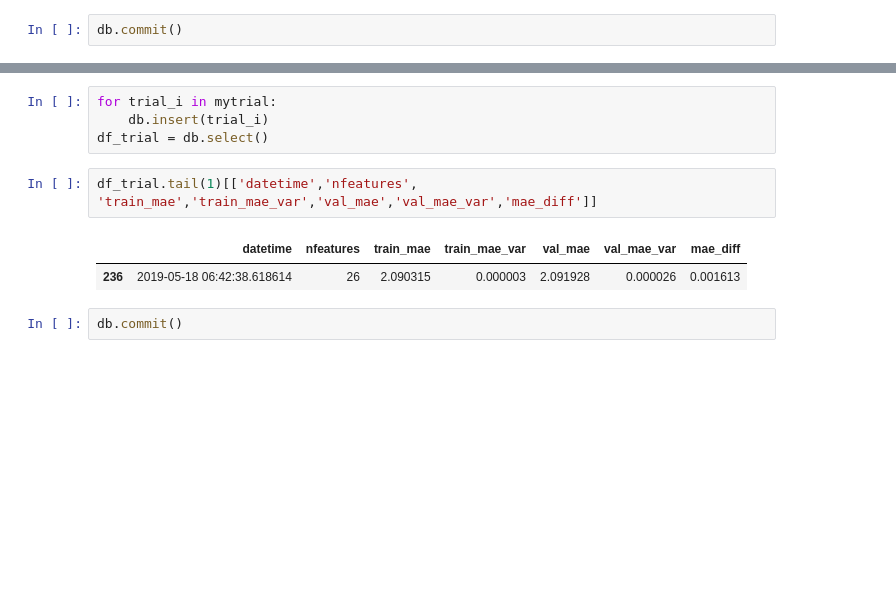
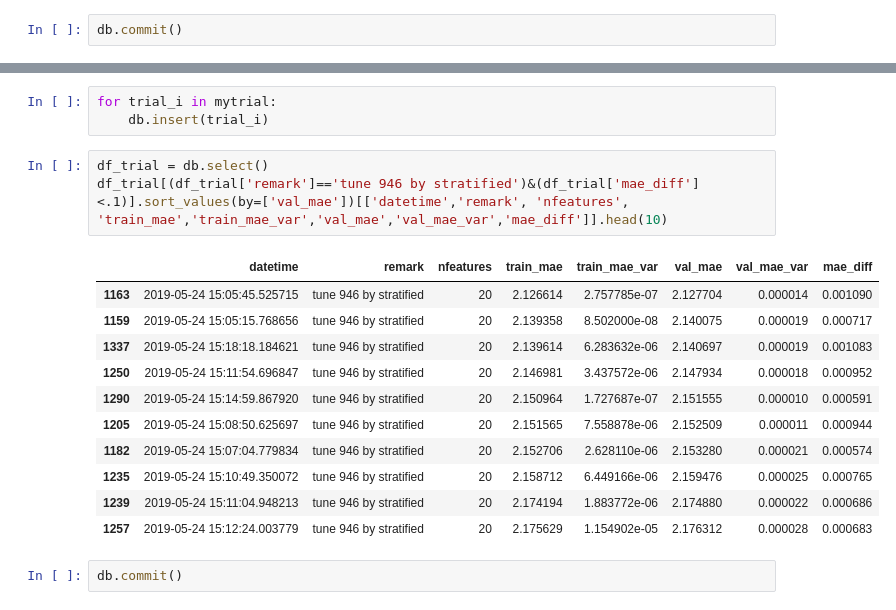
Before and after one commit to arhow/LANLEarthquakePrediction2019, a Jupyter notebook: extratrees3.ipynb, the cells around one changed output, grey strips where cells are left out. Saved outputs shown, nothing was run; the diff lists cells and outputs as text; blank space fills up the shorter version.

```diff
--- a/extratrees3.ipynb
+++ b/extratrees3.ipynb
@@ -211,11 +339,20 @@ df_his,  df_feature_importances, df_valid_pred, df_test_pred =  EP.process(df_tr
 # %%
 for trial_i in mytrial:
     db.insert(trial_i)
-df_trial = db.select()
 # %%
-df_trial.tail(1)[['datetime','nfeatures', 'train_mae','train_mae_var','val_mae','val_mae_var','mae_diff']]
+df_trial = db.select()
+df_trial[(df_trial['remark']=='tune 946 by stratified')&(df_trial['mae_diff']<.1)].sort_values(by=['val_mae'])[['datetime','remark', 'nfeatures', 'train_mae','train_mae_var','val_mae','val_mae_var','mae_diff']].head(10)
 # %% [output]
-|  | datetime | nfeatures | train_mae | train_mae_var | val_mae | val_mae_var | mae_diff |
-| 236 | 2019-05-18 06:42:38.618614 | 26 | 2.090315 | 0.000003 | 2.091928 | 0.000026 | 0.001613 |
+|  | datetime | remark | nfeatures | train_mae | train_mae_var | val_mae | val_mae_var | mae_diff |
+| 1163 | 2019-05-24 15:05:45.525715 | tune 946 by stratified | 20 | 2.126614 | 2.757785e-07 | 2.127704 | 0.000014 | 0.001090 |
+| 1159 | 2019-05-24 15:05:15.768656 | tune 946 by stratified | 20 | 2.139358 | 8.502000e-08 | 2.140075 | 0.000019 | 0.000717 |
+| 1337 | 2019-05-24 15:18:18.184621 | tune 946 by stratified | 20 | 2.139614 | 6.283632e-06 | 2.140697 | 0.000019 | 0.001083 |
+| 1250 | 2019-05-24 15:11:54.696847 | tune 946 by stratified | 20 | 2.146981 | 3.437572e-06 | 2.147934 | 0.000018 | 0.000952 |
+| 1290 | 2019-05-24 15:14:59.867920 | tune 946 by stratified | 20 | 2.150964 | 1.727687e-07 | 2.151555 | 0.000010 | 0.000591 |
+| 1205 | 2019-05-24 15:08:50.625697 | tune 946 by stratified | 20 | 2.151565 | 7.558878e-06 | 2.152509 | 0.000011 | 0.000944 |
+| 1182 | 2019-05-24 15:07:04.779834 | tune 946 by stratified | 20 | 2.152706 | 2.628110e-06 | 2.153280 | 0.000021 | 0.000574 |
+| 1235 | 2019-05-24 15:10:49.350072 | tune 946 by stratified | 20 | 2.158712 | 6.449166e-06 | 2.159476 | 0.000025 | 0.000765 |
+| 1239 | 2019-05-24 15:11:04.948213 | tune 946 by stratified | 20 | 2.174194 | 1.883772e-06 | 2.174880 | 0.000022 | 0.000686 |
+| 1257 | 2019-05-24 15:12:24.003779 | tune 946 by stratified | 20 | 2.175629 | 1.154902e-05 | 2.176312 | 0.000028 | 0.000683 |
 # %%
 db.commit()
```
Also changed, not shown: parts of 18 cells of this notebook, 3 other files.
